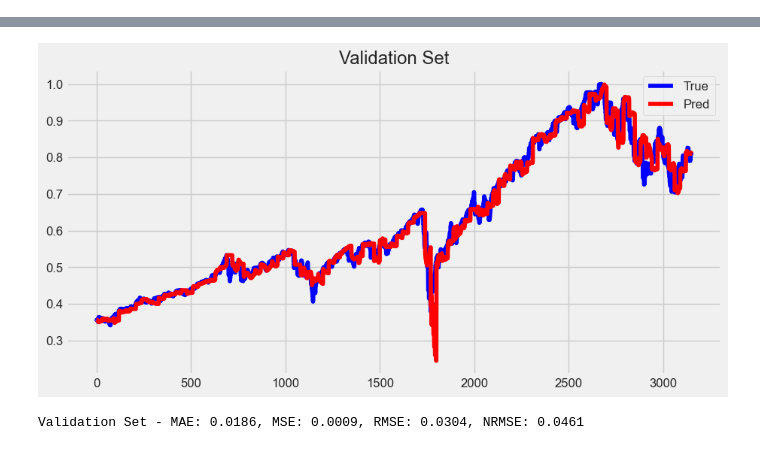
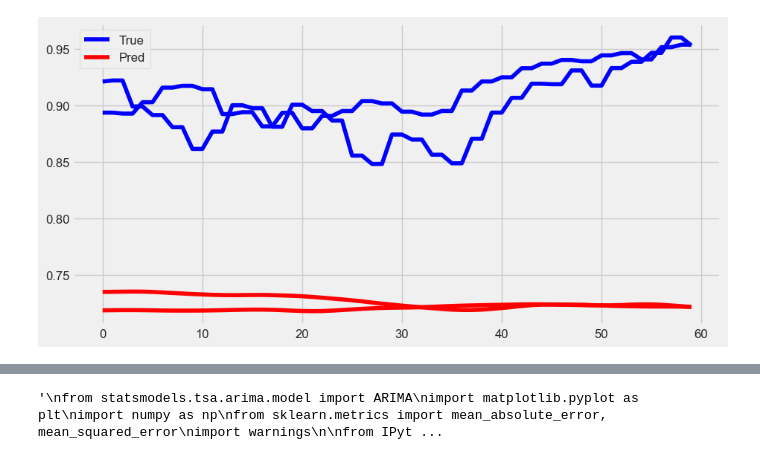
Before and after one commit to mihaozbot/Fuzzy-transformer, a Jupyter notebook: LSTM/LSTM_forcast.ipynb, the cells around one changed output, grey strips where cells are left out. Cells and saved outputs as stored; diff of their text form; code cells hidden in the pictures.

```diff
--- a/LSTM/LSTM_forcast.ipynb
+++ b/LSTM/LSTM_forcast.ipynb
@@ -52,9 +53,6 @@ import numpy as np
 import torch
 import torch.nn as nn
 from torch.utils.data import Dataset, DataLoader
-
-
-
 
 '''
 class Stockdataset(Dataset):
@@ -71,14 +69,18 @@ class Stockdataset(Dataset):
         return self.data[index : index+self.seq_len], self.data[index+self.seq_len+1: index+self.seq_len+self.out_len+1,0]
 '''
 
-size_training = int(len(database.data_norm)*0.70)
-size_test = len(database.data_norm) - size_training
-data_train, data_test = database.data_norm[0:size_training,:], database.data_norm[size_training:len(database.data_norm),:]
+training_part = 0.8
+
+size_training = int(len(database.data_norm)*training_part)
+size_valid = int((len(database.data_norm) - size_training)/2)
+data_train, data_val, data_test = database.data_norm[0:size_training,:], database.data_norm[size_training:(len(database.data_norm)-size_valid),:], database.data_norm[(len(database.data_norm)-size_valid):,:]
 
 print(data_train.shape)
+print(data_val.shape)
 print(data_test.shape)
 
 train_dataset = dataclass_module.Stockdataset(data_train, input_length, output_length)
+valid_dataset = dataclass_module.Stockdataset(data_val, input_length, output_length)
 test_dataset = dataclass_module.Stockdataset(data_test, input_length, output_length)
 whole_dataset = dataclass_module.Stockdataset(database.data_norm, input_length, output_length)
 
@@ -86,10 +88,12 @@ print(test_dataset.__getitem__(1)[0].shape)
 print(train_dataset.__getitem__(1)[0].shape)
 print(whole_dataset.__getitem__(0)[0].shape)
 
-training_batch_size = 513; #513
+training_batch_size = 313; #513
 batch_size = training_batch_size
 train_dataloader = DataLoader(train_dataset, batch_size, drop_last = True, shuffle=True) #drop_last = True ignores last batch is data is not divisable by batch_size
+valid_dataloader = DataLoader(valid_dataset, batch_size, drop_last = True, shuffle=True) #drop_last = True ignores last batch is data is not divisable by batch_size
 test_dataloader = DataLoader(test_dataset, batch_size, drop_last = True, shuffle=True)
+
 whole_dataloader = DataLoader(whole_dataset, batch_size, drop_last = True, shuffle=False)
 #whole_dataloader = DataLoader(train_dataset, 1, drop_last = False)
 
@@ -113,7 +117,7 @@ if torch.cuda.is_available():
     print(f"Available memory on GPU: {available_memory_GB} GB")
 
     # If available memory is less than 2GB, use CPU
-    if available_memory_GB < 1:
+    if available_memory_GB < 2:
         device = torch.device('cpu')
 
 else:
@@ -275,0 +290,4 @@ KeyboardInterrupt:
+# %%
+mae_test, mse_test, rmse_test, nrmse_test  = test(test_dataloader)
+# %% [output]
+[figure, added]
@@ -276,26 +296,32 @@ KeyboardInterrupt:
 # %%
+'''
 from statsmodels.tsa.arima.model import ARIMA
 import matplotlib.pyplot as plt
 import numpy as np
 from sklearn.metrics import mean_absolute_error, mean_squared_error
+import warnings
 
 from IPython.display import clear_output
+# Suppress warnings
+warnings.filterwarnings("ignore")
 
 # Specify the order (p, d, q) of the ARIMA model
-order = (30,1,0)
+order = (30,1,10)
 
 # Split the data into training and validation sets
-size_training = int(len(database.data_norm)*0.70)
+size_training = int(len(database.data_norm)*0.80)
 size_test = len(database.data_norm) - size_training
 data_train, data_val = database.data_norm[0:size_training,0], database.data_norm[size_training:len(database.data_norm),0]
 
-input_length = 150
-output_length = 30
 
 def predict_and_evaluate(data, dataset_name):
     predictions = []
     actuals = []
     plt.figure(figsize=(10, 5))
+
+    # Initialize lists to store the training data and forecasts
+    training_data_list = []
+    forecasts_list = []
 
     for t in range(input_length, len(data) - output_length, output_length):
         # Create the input sequence
@@ -312,6 +338,23 @@ def predict_and_evaluate(data, dataset_name):
         predictions.extend(forecast)
         actuals.extend(data[t:t+output_length])
 
+        # Only save and plot the data every 'input_length' time steps
+        if t % output_length == 0:
+            # Save the training data and the forecast
+            training_data = np.arange(t - input_length, t), data[(t - input_length):t]
+            training_data_list.append(training_data)
+            forecast_data = np.arange(t, t + output_length), forecast
+            forecasts_list.append(forecast_data)
+
+            # Clear the output of the cell
+            clear_output(wait=True)
+
+            # Plot the training data and forecasts
+            for j in range(len(training_data_list)):
+                plt.plot(training_data_list[j][0], training_data_list[j][1],'b', label=f'Training Data at t={j*input_length}')
+                plt.plot(forecasts_list[j][0], forecasts_list[j][1],'r', label=f'Forecast at t={j*input_length}')
+
+            plt.show()
 
     # Clear the current figure's content
     plt.clf()
@@ -328,16 +371,15 @@ def predict_and_evaluate(data, dataset_name):
     # Display the updated plot
     plt.pause(0.01)
 
-
     # Compute and print MAE, MSE, RMSE, and NRMSE
     mae = mean_absolute_error(actuals, predictions)
     mse = mean_squared_error(actuals, predictions)
     rmse = np.sqrt(mse)
-    nrmse = rmse / (max(actuals) - min(actuals))
-    print(f'{dataset_name} - MAE: {mae:.4f}, MSE: {mse:.4f}, RMSE: {rmse:.4f}, NRMSE: {nrmse:.4f}')
 
-predict_and_evaluate(data_train, 'Training Set')
+    print(f'{dataset_name} - MAE: {mae:.4f}, MSE: {mse:.4f}, RMSE: {rmse:.4f}')
+
+#predict_and_evaluate(data_train, 'Training Set')
 predict_and_evaluate(data_val, 'Validation Set')
+'''
 # %% [output]
-[figure, removed]
-Validation Set - MAE: 0.0186, MSE: 0.0009, RMSE: 0.0304, NRMSE: 0.0461
+'\nfrom statsmodels.tsa.arima.model import ARIMA\nimport matplotlib.pyplot as plt\nimport numpy as np\nfrom sklearn.metrics import mean_absolute_error, mean_squared_error\nimport warnings\n\nfrom IPyt ...
```
Also changed, not shown: parts of 13 cells of this notebook, 14 other files.
